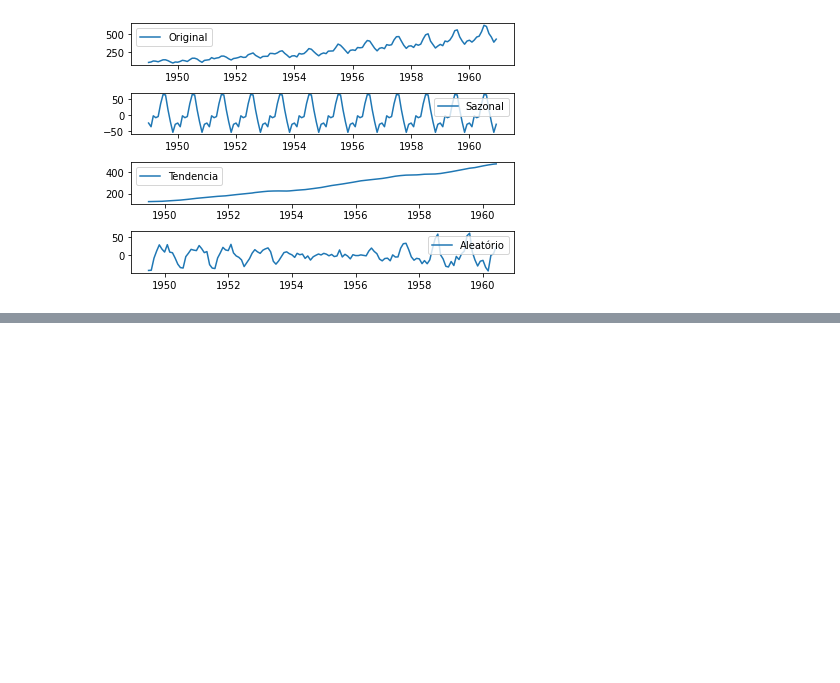
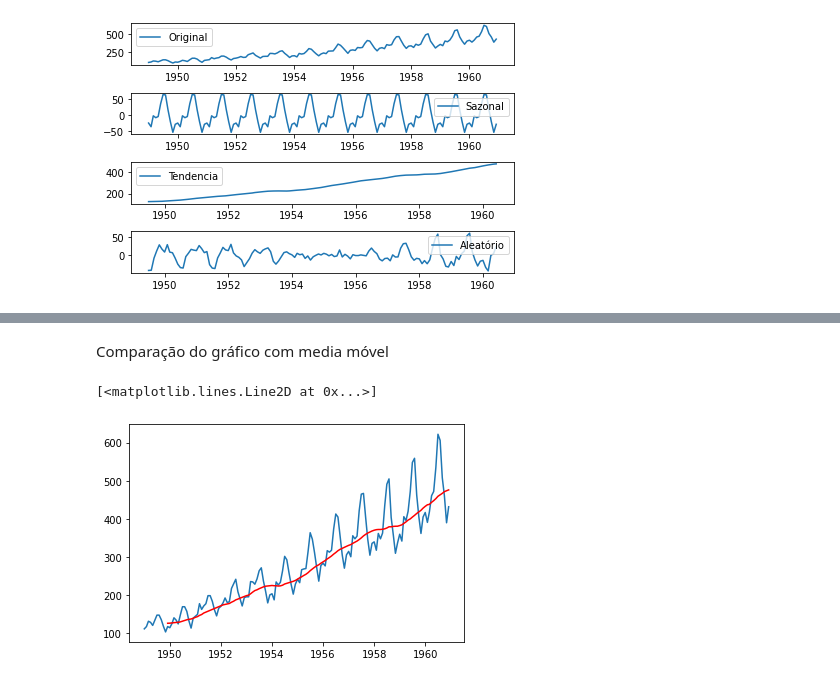
Before and after one commit to edlorencetti/Curso-Ci-ncia-de-dados, a Jupyter notebook: Exercicios_Ciencia_de_dados.ipynb, the cells around one changed output, grey strips where cells are left out. Drawn from its saved outputs; the diff is of its cells as text; code cells hidden in the pictures; blank space fills up the shorter version.

```diff
--- a/Exercicios_Ciencia_de_dados.ipynb
+++ b/Exercicios_Ciencia_de_dados.ipynb
@@ -399,0 +415,3 @@ plt.tight_layout()#define um melhor layout para os gráficos
+# %%
+media_movel = ts.rolling(window=12).mean()
+media_movel
@@ -399,0 +432,8 @@ plt.tight_layout()#define um melhor layout para os gráficos
+# %% [markdown]
+Comparação do gráfico com media móvel
+# %%
+plt.plot(ts)
+plt.plot(media_movel, color='red')
+# %% [output]
+[<matplotlib.lines.Line2D at 0x...>]
+[figure, added]
```
Also changed, not shown: parts of 6 cells of this notebook.
